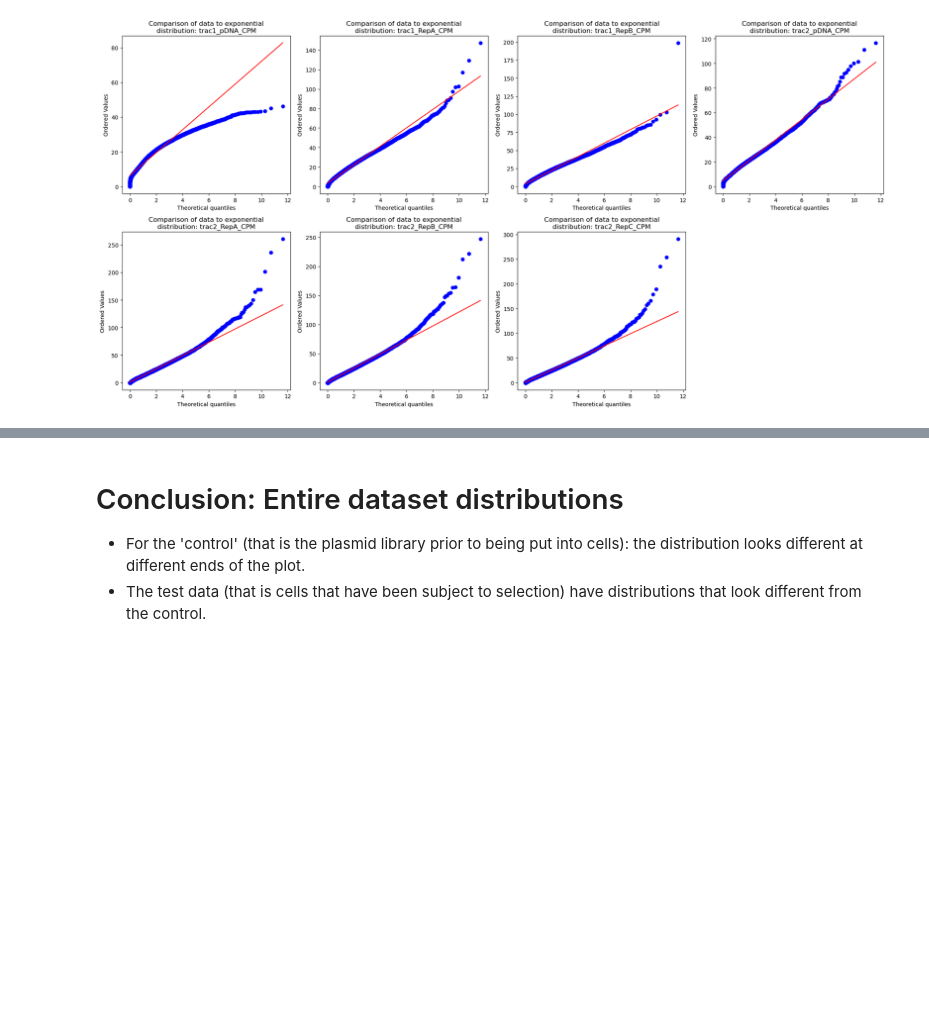
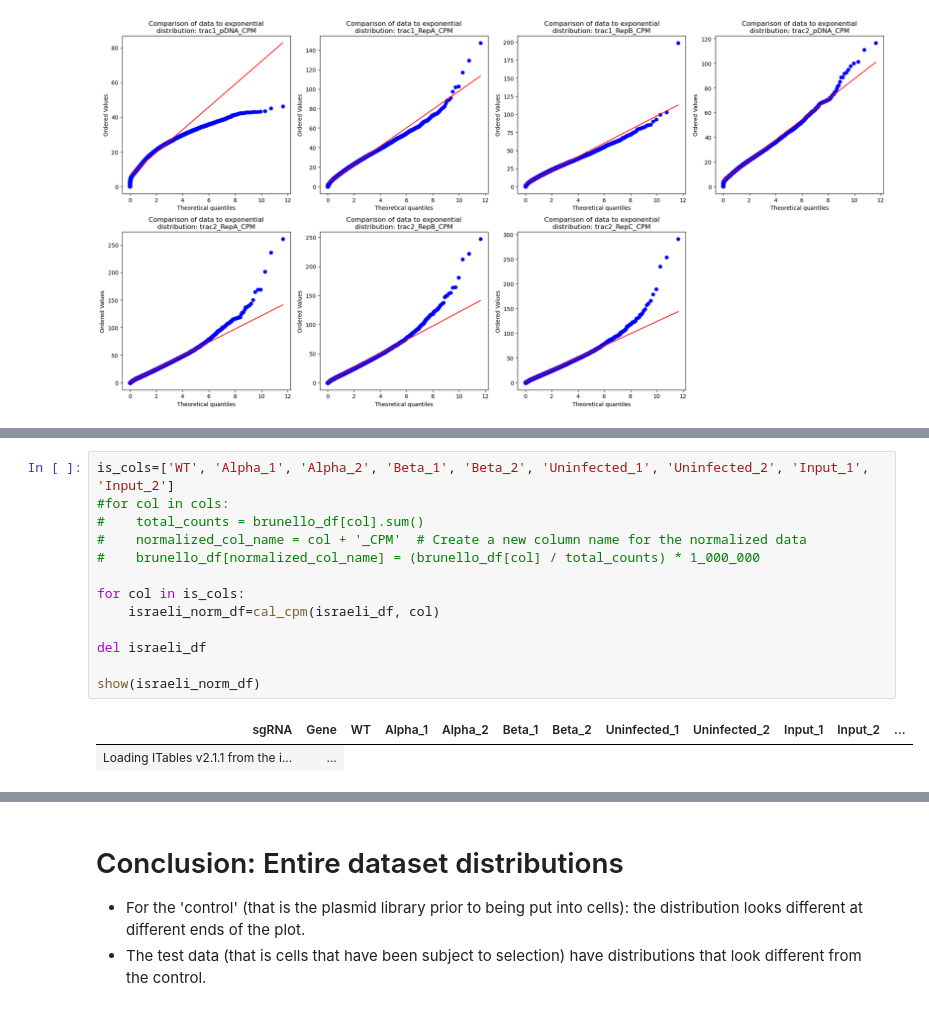
Before and after one commit to deannachurch/SBCapstone_CRISPRScreens, a Jupyter notebook: notebooks/Brunello_count_library.ipynb, the cells around one changed output, grey strips where cells are left out. Drawn from its saved outputs; the diff is of its cells as text; blank space fills up the shorter version.

```diff
--- a/notebooks/Brunello_count_library.ipynb
+++ b/notebooks/Brunello_count_library.ipynb
@@ -806,0 +835,16 @@ Processing trac2_RepC_CPM
+# %%
+is_cols=['WT', 'Alpha_1', 'Alpha_2', 'Beta_1', 'Beta_2', 'Uninfected_1', 'Uninfected_2', 'Input_1', 'Input_2']
+#for col in cols:
+#    total_counts = brunello_df[col].sum()
+#    normalized_col_name = col + '_CPM'  # Create a new column name for the normalized data
+#    brunello_df[normalized_col_name] = (brunello_df[col] / total_counts) * 1_000_000
+
+for col in is_cols:
+    israeli_norm_df=cal_cpm(israeli_df, col)
+
+del israeli_df
+
+show(israeli_norm_df)
+# %% [output]
+| sgRNA | Gene | WT | Alpha_1 | Alpha_2 | Beta_1 | Beta_2 | Uninfected_1 | Uninfected_2 | Input_1 | Input_2 | ... |
+| Loading ITables v2.1.1 from the i... | ... |
```
Also changed, not shown: parts of 12 cells of this notebook.
